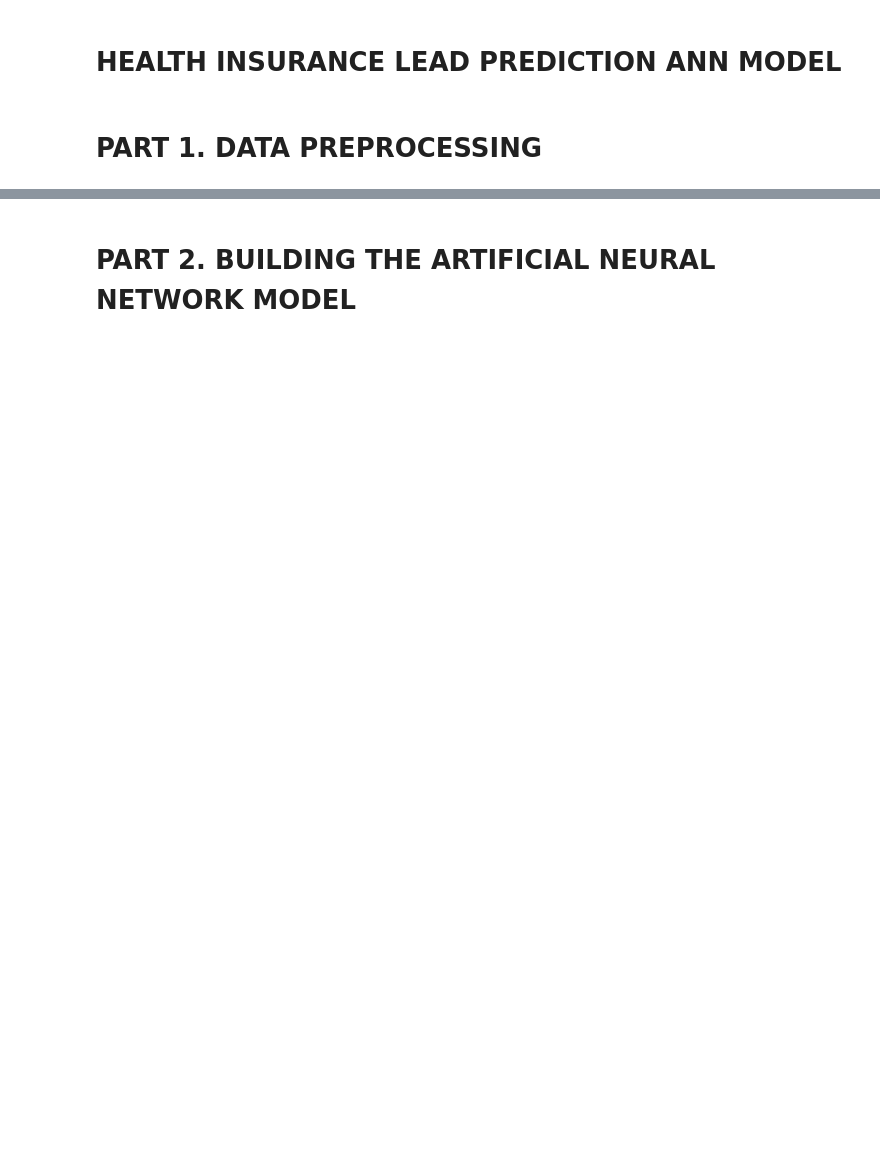
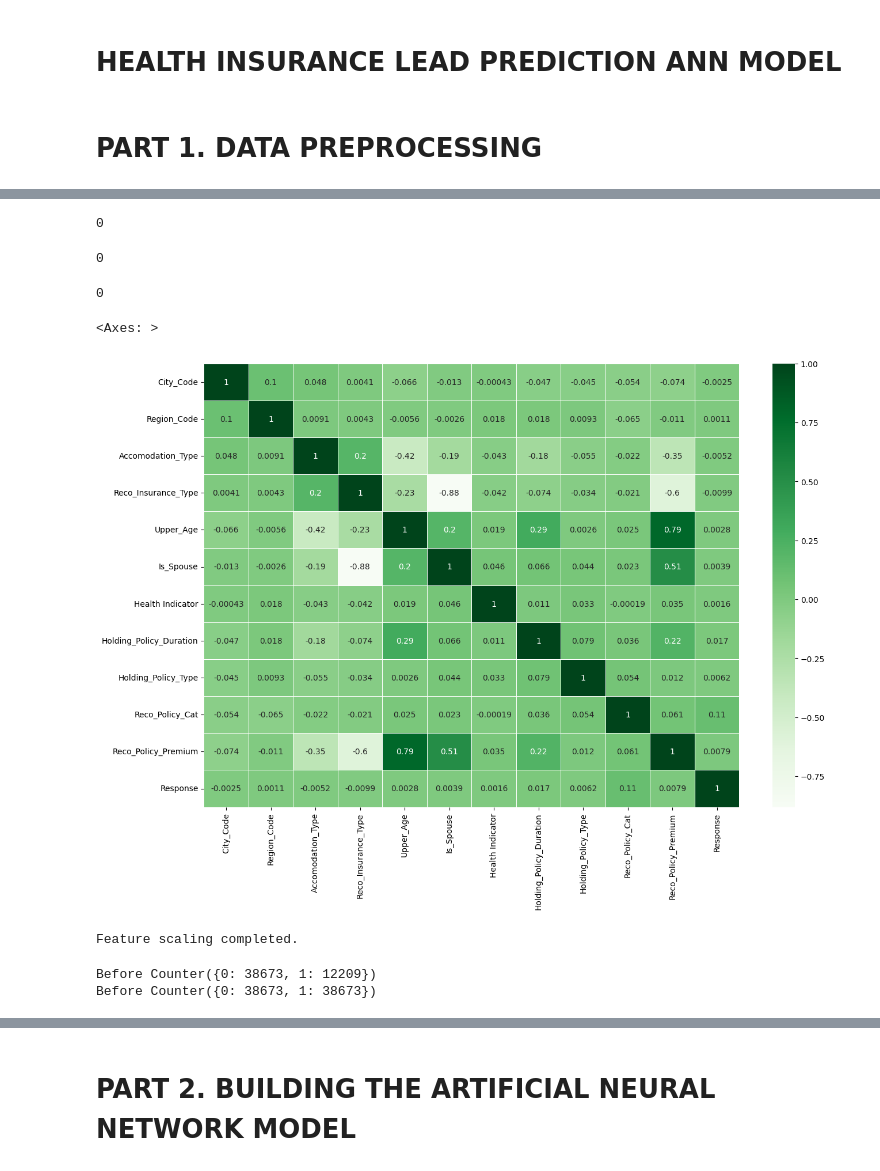
Before and after one commit to Wyn-Christian/cess-ANN-Project-1, a Jupyter notebook: MACHINE PROB 1/test 1.ipynb, the cells around one changed output, grey strips where cells are left out. Cells and saved outputs as stored; diff of their text form; code cells hidden in the pictures; blank space fills up the shorter version.

```diff
--- a/MACHINE PROB 1/test 1.ipynb
+++ b/MACHINE PROB 1/test 1.ipynb
@@ -77,0 +33,36 @@ dataset['Holding_Policy_Duration'] = label_encoder.fit_transform(dataset['Holdin
+# %%
+# In ‘Health Indicator’, impute all the missing values with the most common values present in the column
+
+dataset["Health Indicator"].fillna(
+    dataset["Health Indicator"].mode()[0], inplace=True
+)
+
+dataset["Health Indicator"].isnull().sum()
+# %% [output]
+0
+# %%
+# In 'Holding_Policy_Duration' impute all the missing values with the median of the column
+
+dataset["Holding_Policy_Duration"].replace(("14+"), (14.0), inplace=True)
+dataset["Holding_Policy_Duration"] = dataset["Holding_Policy_Duration"].astype(
+    "float32"
+)
+dataset["Holding_Policy_Duration"].fillna(
+    dataset["Holding_Policy_Duration"].median(), inplace=True
+)
+
+dataset["Holding_Policy_Duration"].isnull().sum()
+# %% [output]
+0
+# %%
+# In 'Holding_Policy_Type', replace all the missing valuesi with the most occurring element in the column
+
+dataset["Holding_Policy_Type"].value_counts()
+dataset["Holding_Policy_Type"].fillna(
+    dataset["Holding_Policy_Type"].mode()[0], inplace=True
+)
+dataset["Holding_Policy_Type"].isnull().sum()
+# %% [output]
+0
+# %%
+dataset.drop(["ID", "Lower_Age"], axis=1, inplace=True)
@@ -77,0 +160,7 @@ dataset['Holding_Policy_Duration'] = label_encoder.fit_transform(dataset['Holdin
+# %%
+plt.figure(figsize=(15, 10))
+corr = dataset.corr()
+sns.heatmap(corr, annot=True, linewidths=0.7, cmap="Greens")
+# %% [output]
+<Axes: >
+[figure, added]
@@ -78,3 +170,34 @@ dataset['Holding_Policy_Duration'] = label_encoder.fit_transform(dataset['Holdin
+# %%
+from sklearn.preprocessing import StandardScaler
+
+# Feature scaling
+sc = StandardScaler()
+X_scale = sc.fit_transform(X)
+
+print("Feature scaling completed.")
+# %% [output]
+Feature scaling completed.
+# %%
+from collections import Counter
+
+from imblearn.over_sampling import SMOTE, ADASYN
+from imblearn.combine import SMOTETomek, SMOTEENN
+
+counter = Counter(y)
+print("Before", counter)
+#
+sm = SMOTE(random_state=42)
+# sm = ADASYN(random_state=42)
+# sm = SMOTETomek(random_state=42)
+# sm = SMOTEENN()
+
+X_smote, y_smote = sm.fit_resample(X_scale, y)
+
+counter = Counter(y_smote)
+print("Before", counter)
+# %% [output]
+Before Counter({0: 38673, 1: 12209})
+Before Counter({0: 38673, 1: 38673})
 # %%
 from sklearn.model_selection import train_test_split
 
```
Also changed, not shown: parts of 64 cells of this notebook.
